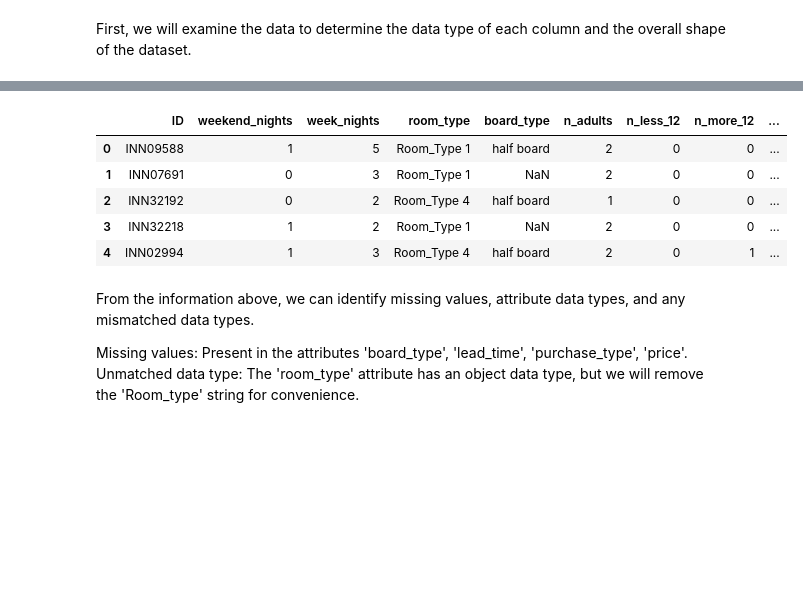
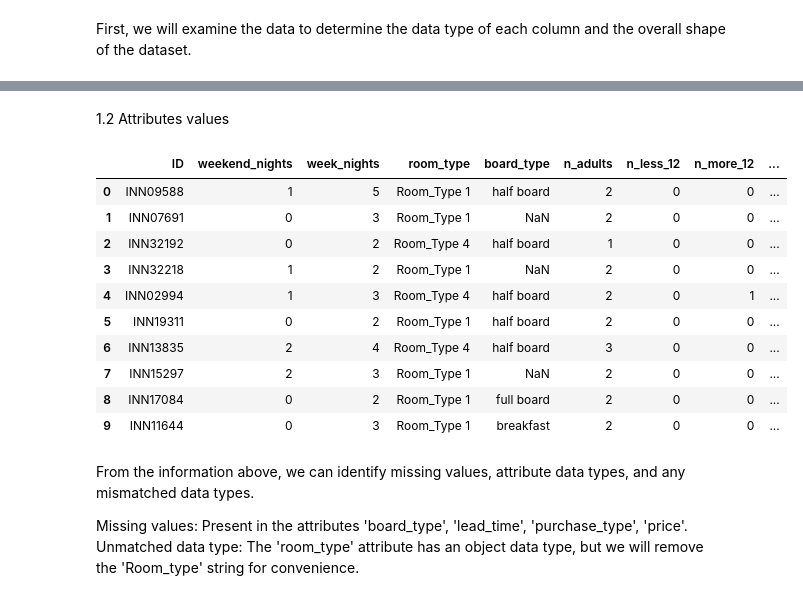
Before and after one commit to Noam-Diamant/Data-Mining, a Jupyter notebook: project.ipynb, the cells around one changed output, grey strips where cells are left out. Cells and saved outputs as stored; diff of their text form; code cells hidden in the pictures; blank space fills up the shorter version.

```diff
--- a/project.ipynb
+++ b/project.ipynb
@@ -36,12 +51,19 @@ Show the attributes values
+# %% [markdown]
+1.2 Attributes values
 # %%
-df.head()
+df.head(10)
 # %% [output]
 |  | ID | weekend_nights | week_nights | room_type | board_type | n_adults | n_less_12 | n_more_12 | ... |
 | 0 | INN09588 | 1 | 5 | Room_Type 1 | half board | 2 | 0 | 0 | ... |
 | 1 | INN07691 | 0 | 3 | Room_Type 1 | NaN | 2 | 0 | 0 | ... |
 | 2 | INN32192 | 0 | 2 | Room_Type 4 | half board | 1 | 0 | 0 | ... |
 | 3 | INN32218 | 1 | 2 | Room_Type 1 | NaN | 2 | 0 | 0 | ... |
 | 4 | INN02994 | 1 | 3 | Room_Type 4 | half board | 2 | 0 | 1 | ... |
+| 5 | INN19311 | 0 | 2 | Room_Type 1 | half board | 2 | 0 | 0 | ... |
+| 6 | INN13835 | 2 | 4 | Room_Type 4 | half board | 3 | 0 | 0 | ... |
+| 7 | INN15297 | 2 | 3 | Room_Type 1 | NaN | 2 | 0 | 0 | ... |
+| 8 | INN17084 | 0 | 2 | Room_Type 1 | full board | 2 | 0 | 0 | ... |
+| 9 | INN11644 | 0 | 3 | Room_Type 1 | breakfast | 2 | 0 | 0 | ... |
 # %% [markdown]
 From the information above, we can identify missing values, attribute data types, and any mismatched data types.
 
```
Also changed, not shown: parts of 28 cells of this notebook.
